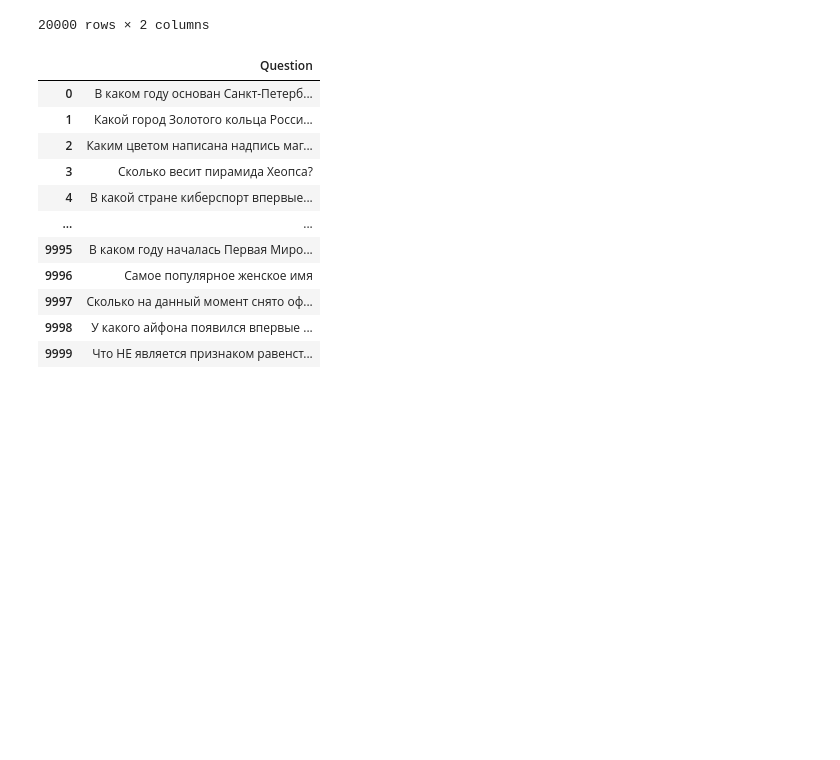
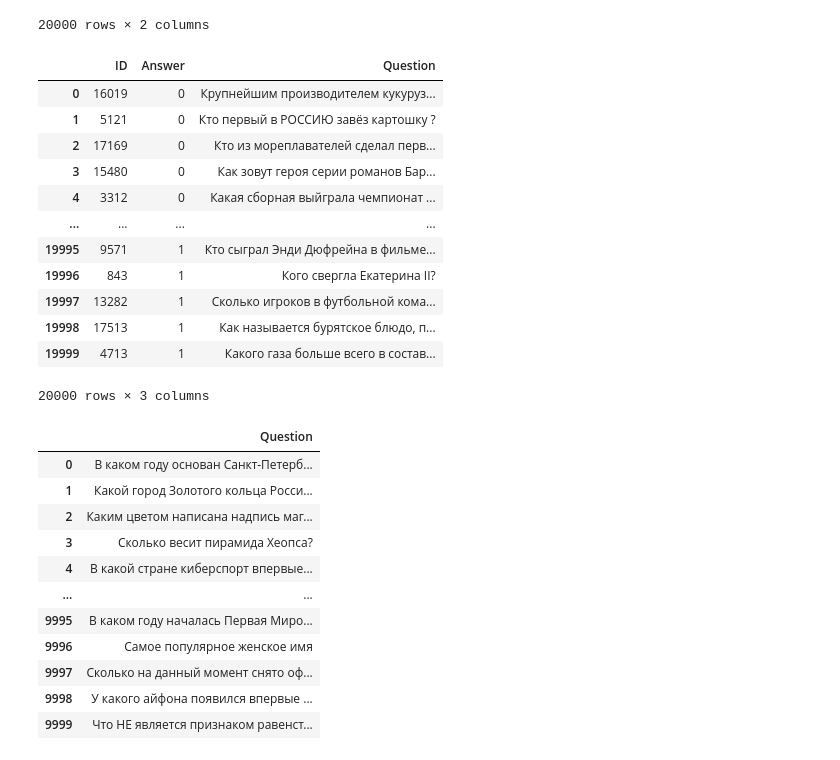
Before and after one commit to Adelaaas/Data_science_advanced, a Jupyter notebook: “Clever” classification. Kaggle competition/Rasyuk.ipynb, the cells around one changed output. Saved outputs shown, nothing was run; the diff lists cells and outputs as text; code cells hidden in the pictures; blank space fills up the shorter version.

```diff
--- a/“Clever” classification. Kaggle competition/Rasyuk.ipynb
+++ b/“Clever” classification. Kaggle competition/Rasyuk.ipynb
@@ -58,6 +58,23 @@ train
 | 19998 | 0 | В какой Республике находиться гор... |
 | 19999 | 1 | Какого газа больше всего в состав... |
 20000 rows × 2 columns
+# %%
+train = pd.concat([train[train['Answer'] == 0], train[train['Answer'] == 1]], ignore_index=True)
+train
+# %% [output]
+|  | ID | Answer | Question |
+| 0 | 16019 | 0 | Крупнейшим производителем кукуруз... |
+| 1 | 5121 | 0 | Кто первый в РОССИЮ завёз картошку ? |
+| 2 | 17169 | 0 | Кто из мореплавателей сделал перв... |
+| 3 | 15480 | 0 | Как зовут героя серии романов Бар... |
+| 4 | 3312 | 0 | Какая сборная выйграла чемпионат ... |
+| ... | ... | ... | ... |
+| 19995 | 9571 | 1 | Кто сыграл Энди Дюфрейна в фильме... |
+| 19996 | 843 | 1 | Кого свергла Екатерина II? |
+| 19997 | 13282 | 1 | Сколько игроков в футбольной кома... |
+| 19998 | 17513 | 1 | Как называется бурятское блюдо, п... |
+| 19999 | 4713 | 1 | Какого газа больше всего в состав... |
+20000 rows × 3 columns
 # %%
 test = test.drop(["ID"], axis=1)
 test
```
Also changed, not shown: parts of 9 cells of this notebook.
